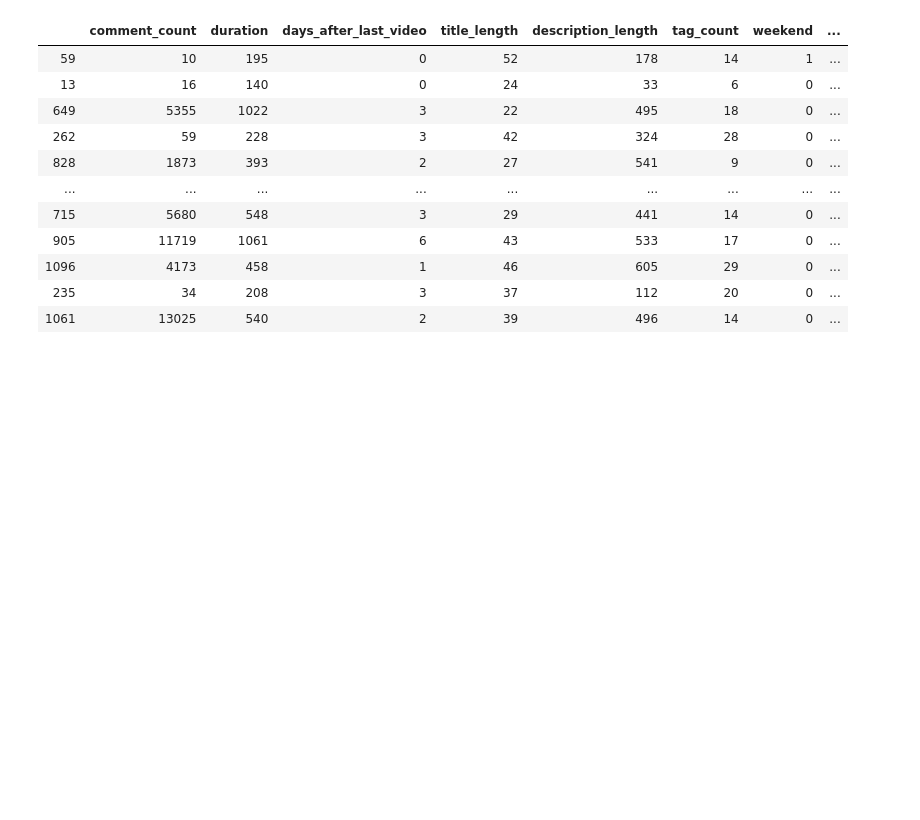
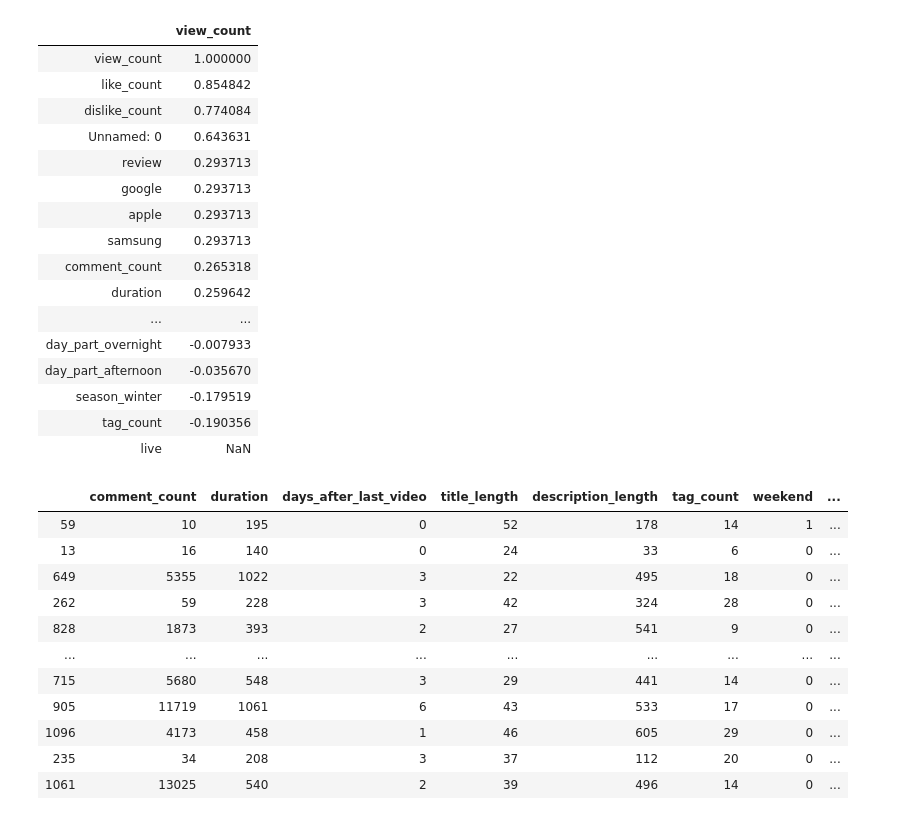
Before and after one commit to Carterbouley/flatiron-mod_4, a Jupyter notebook: Regression Analysis.ipynb, the cells around one changed output. Saved outputs shown, nothing was run; the diff lists cells and outputs as text; code cells hidden in the pictures; blank space fills up the shorter version.

```diff
--- a/Regression Analysis.ipynb
+++ b/Regression Analysis.ipynb
@@ -49,3 +49,23 @@ sns.heatmap(round(X.corr(), 2), cmap = 'RdYlGn_r', annot = True)
+# %%
+pd.DataFrame(round(df.corr()['view_count'], 40)).sort_values(by='view_count', ascending=False)
+# %% [output]
+|  | view_count |
+| view_count | 1.000000 |
+| like_count | 0.854842 |
+| dislike_count | 0.774084 |
+| Unnamed: 0 | 0.643631 |
+| review | 0.293713 |
+| google | 0.293713 |
+| apple | 0.293713 |
+| samsung | 0.293713 |
+| comment_count | 0.265318 |
+| duration | 0.259642 |
+| ... | ... |
+| day_part_overnight | -0.007933 |
+| day_part_afternoon | -0.035670 |
+| season_winter | -0.179519 |
+| tag_count | -0.190356 |
+| live | NaN |
 # %%
 X['like_dislike_ratio'] = X['like_count'] / (X['dislike_count'] + X['like_count'])
 # %%
```
Also changed, not shown: parts of 3 cells of this notebook.
